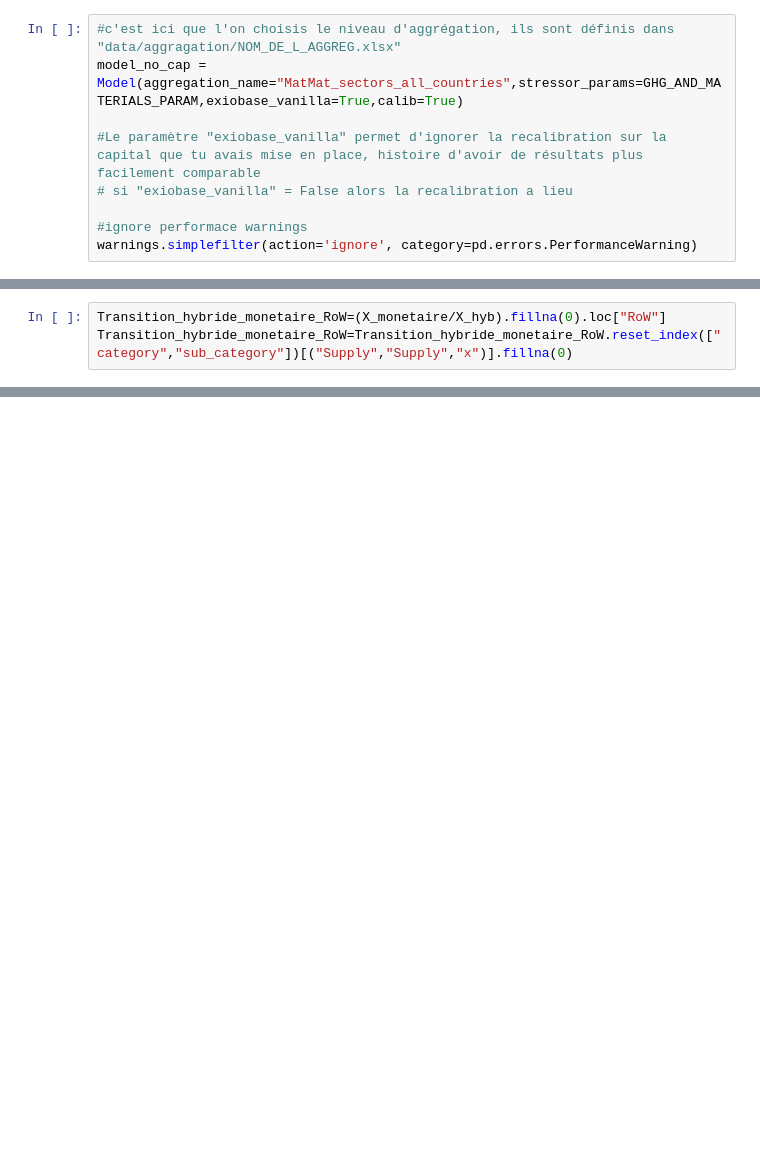
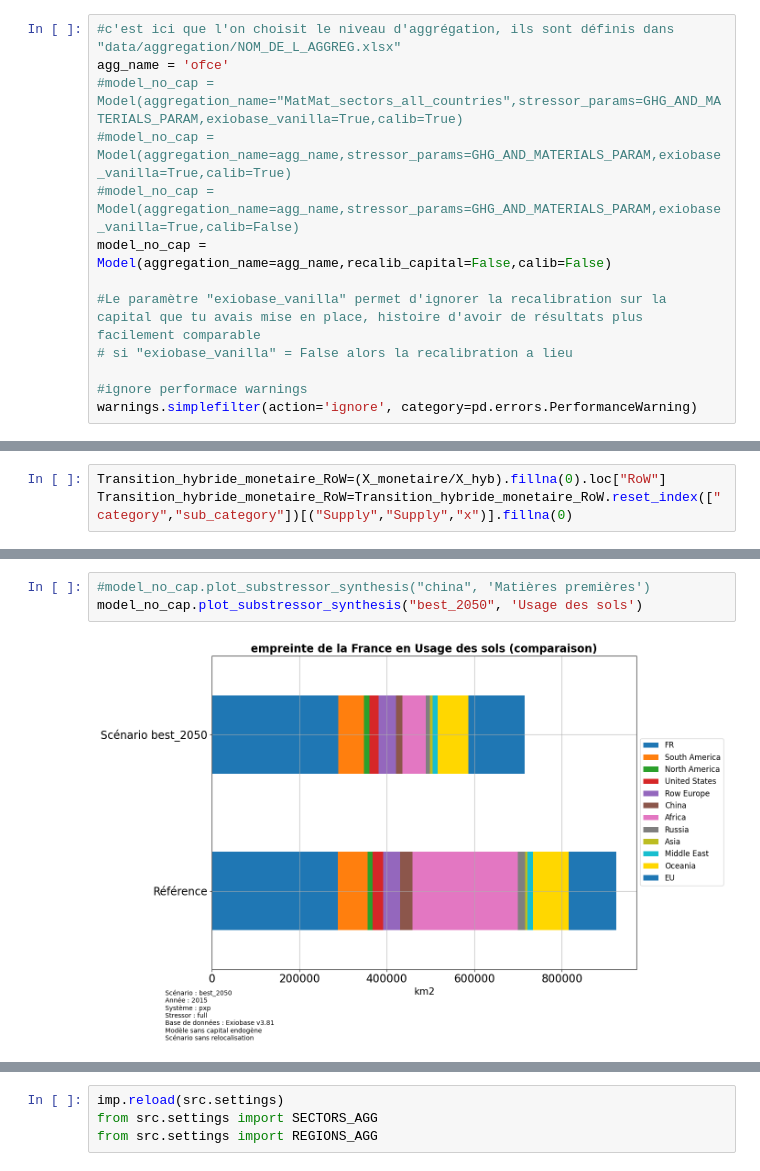
Before and after one commit to Maestrofinn/MatMat-Trade, a Jupyter notebook: MatMat-Trade_to_MatMat.ipynb, the cells around one changed output, grey strips where cells are left out. Saved outputs shown, nothing was run; the diff lists cells and outputs as text; blank space fills up the shorter version.

```diff
--- a/MatMat-Trade_to_MatMat.ipynb
+++ b/MatMat-Trade_to_MatMat.ipynb
@@ -23,6 +60,10 @@ from src.stressors import GHG_STRESSOR_NAMES,GHG_AND_MATERIALS_PARAM,MATERIAL_ST
 # %%
-#c'est ici que l'on choisis le niveau d'aggrégation, ils sont définis dans "data/aggragation/NOM_DE_L_AGGREG.xlsx"
-model_no_cap = Model(aggregation_name="MatMat_sectors_all_countries",stressor_params=GHG_AND_MATERIALS_PARAM,exiobase_vanilla=True,calib=True)
+#c'est ici que l'on choisit le niveau d'aggrégation, ils sont définis dans "data/aggregation/NOM_DE_L_AGGREG.xlsx"
+agg_name = 'ofce'
+#model_no_cap = Model(aggregation_name="MatMat_sectors_all_countries",stressor_params=GHG_AND_MATERIALS_PARAM,exiobase_vanilla=True,calib=True)
+#model_no_cap = Model(aggregation_name=agg_name,stressor_params=GHG_AND_MATERIALS_PARAM,exiobase_vanilla=True,calib=True)
+#model_no_cap = Model(aggregation_name=agg_name,stressor_params=GHG_AND_MATERIALS_PARAM,exiobase_vanilla=True,calib=False)
+model_no_cap = Model(aggregation_name=agg_name,recalib_capital=False,calib=False)
 
 #Le paramètre "exiobase_vanilla" permet d'ignorer la recalibration sur la capital que tu avais mise en place, histoire d'avoir de résultats plus facilement comparable
 # si "exiobase_vanilla" = False alors la recalibration a lieu
@@ -76,0 +232,5 @@ save_Coef_Row(model_no_cap,Transition_hybride_monetaire_RoW,Path,stressor_lists=
+# %%
+#model_no_cap.plot_substressor_synthesis("china", 'Matières premières')
+model_no_cap.plot_substressor_synthesis("best_2050", 'Usage des sols')
+# %% [output]
+[figure, added]
@@ -76,0 +244,4 @@ save_Coef_Row(model_no_cap,Transition_hybride_monetaire_RoW,Path,stressor_lists=
+# %%
+imp.reload(src.settings)
+from src.settings import SECTORS_AGG
+from src.settings import REGIONS_AGG
```
Also changed, not shown: parts of 47 cells of this notebook, 43 other files.
